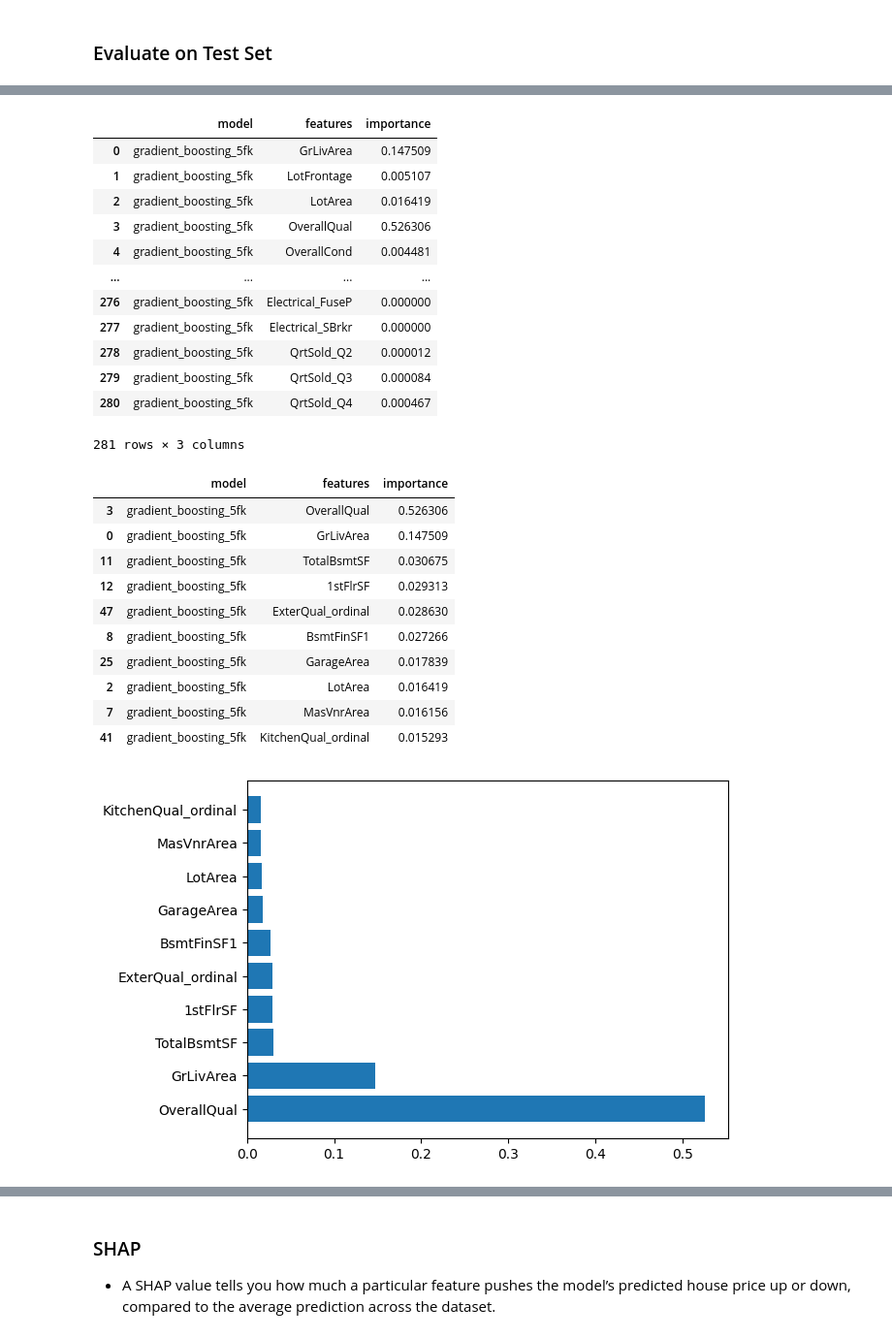
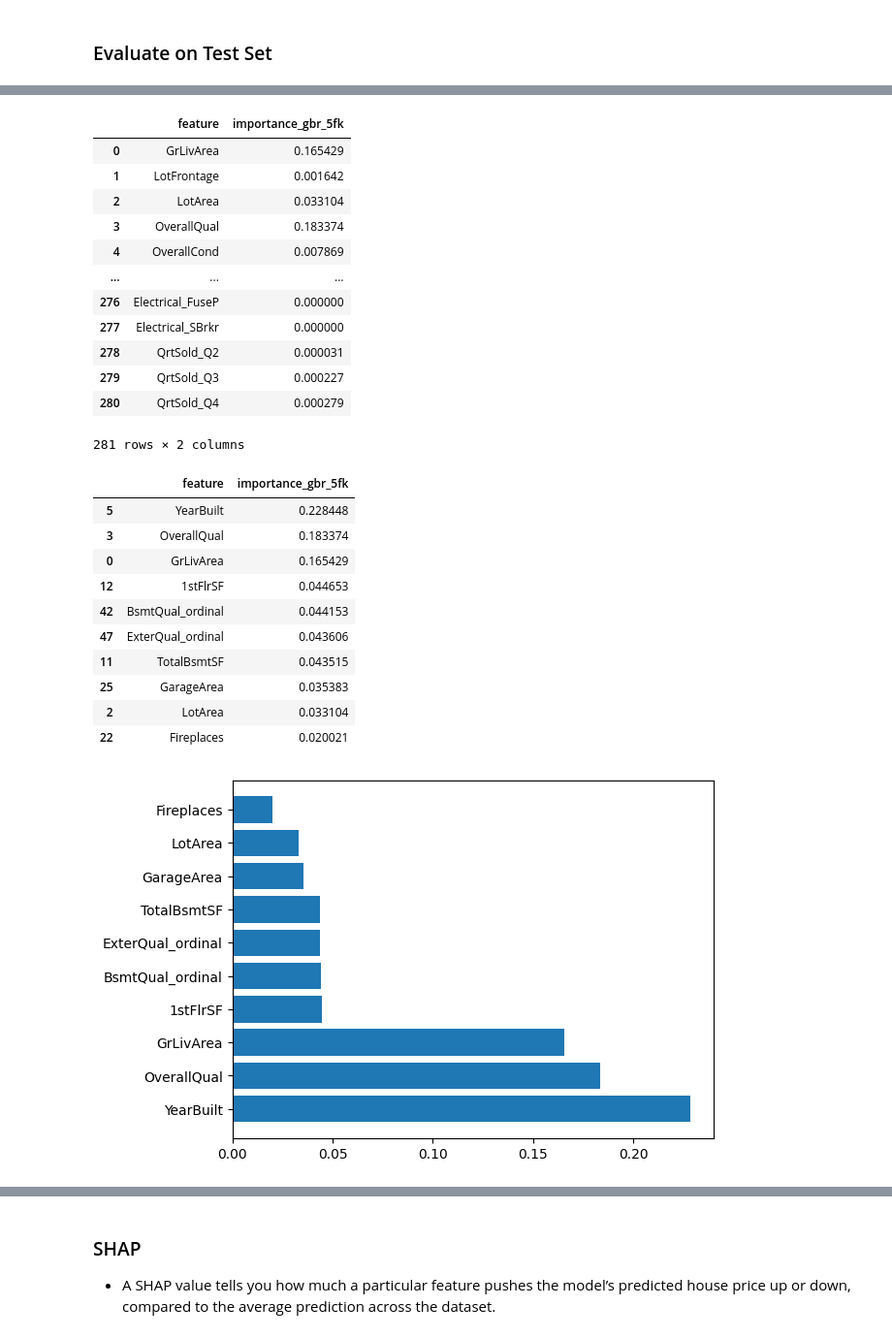
Before and after one commit to erinnyy/Ames_ML_Project, a Jupyter notebook: GradientBoosting.ipynb, the cells around one changed output, grey strips where cells are left out. Shown at 97% size. Saved outputs shown, nothing was run; the diff lists cells and outputs as text; code cells hidden in the pictures.

Commit message:
finalized gbr

```diff
--- a/GradientBoosting.ipynb
+++ b/GradientBoosting.ipynb
@@ -33,9 +43,6 @@ df = df.drop(columns=[col for col in df.columns if col.endswith('_todrop')])
 y = df['SalePrice'];
 x = df.drop(['SalePrice', 'PID'], axis = 1)
 # %%
-gbr = GradientBoostingRegressor();
-gbr.set_params(random_state=0);
-
-gbr.fit(x, y)
+gbr = GradientBoostingRegressor()
 # %% [output]
 GradientBoostingRegressor(random_state=0)
@@ -105,12 +120,15 @@ plt.barh(temp["Features"], temp["Importance"]);
 ### Setting parameter grid
 # %%
 param_grid = {
-    'n_estimators': range(50, 200, 50),
-    'learning_rate': [0.01, 0.05, 0.1],
-    'max_depth': [3, 4, 5],
-    'min_samples_split': [2, 5, 10],
-    'min_samples_leaf': [1, 3, 5]
-#     'max_features': range(20, 100, 20)
+    'loss':['huber'], # dataset has outlier so use huber might be better
+    'alpha':[0.85, 0.95], # alpha = 0.95 means top 5% largest residuals are treated linearly, only matter if loss is huber
+    'n_estimators': range(100, 200, 50),
+    'learning_rate': [0.03, 0.05, 0.1],
+    'max_depth': [3, 4],
+#     'min_samples_split': [2, 5, 10],
+    'min_samples_leaf': [20, 30, 40],
+    'subsample':[0.7, 0.8, 0.9],
+    'max_features': [0.5]
 }
 # %% [markdown]
 ### Initialize Model and Grid Search
@@ -202,43 +228,42 @@ Test Root Mean Squared Error: 18504.97
 # %%
-gbr_feature_importance_final = pd.DataFrame({"model": "gradient_boosting_5fk",
-                                            "features": x.columns,
-                                            "importance":final_gbr.feature_importances_})
+gbr_feature_importance_final = pd.DataFrame({"feature": x.columns,
+                                            "importance_gbr_5fk":final_gbr.feature_importances_})
 # %%
 gbr_feature_importance_final
 # %% [output]
-|  | model | features | importance |
-| 0 | gradient_boosting_5fk | GrLivArea | 0.147509 |
-| 1 | gradient_boosting_5fk | LotFrontage | 0.005107 |
-| 2 | gradient_boosting_5fk | LotArea | 0.016419 |
-| 3 | gradient_boosting_5fk | OverallQual | 0.526306 |
-| 4 | gradient_boosting_5fk | OverallCond | 0.004481 |
-| ... | ... | ... | ... |
-| 276 | gradient_boosting_5fk | Electrical_FuseP | 0.000000 |
-| 277 | gradient_boosting_5fk | Electrical_SBrkr | 0.000000 |
-| 278 | gradient_boosting_5fk | QrtSold_Q2 | 0.000012 |
-| 279 | gradient_boosting_5fk | QrtSold_Q3 | 0.000084 |
-| 280 | gradient_boosting_5fk | QrtSold_Q4 | 0.000467 |
+|  | feature | importance_gbr_5fk |
+| 0 | GrLivArea | 0.165429 |
+| 1 | LotFrontage | 0.001642 |
+| 2 | LotArea | 0.033104 |
+| 3 | OverallQual | 0.183374 |
+| 4 | OverallCond | 0.007869 |
+| ... | ... | ... |
+| 276 | Electrical_FuseP | 0.000000 |
+| 277 | Electrical_SBrkr | 0.000000 |
+| 278 | QrtSold_Q2 | 0.000031 |
+| 279 | QrtSold_Q3 | 0.000227 |
+| 280 | QrtSold_Q4 | 0.000279 |
-281 rows × 3 columns
+281 rows × 2 columns
 # %%
-gbr_feature_importance_final.sort_values("importance", ascending = False, inplace=True);
+gbr_feature_importance_final.sort_values("importance_gbr_5fk", ascending = False, inplace=True);
 gbr_feature_importance_final.head(10)
 # %% [output]
-|  | model | features | importance |
-| 3 | gradient_boosting_5fk | OverallQual | 0.526306 |
-| 0 | gradient_boosting_5fk | GrLivArea | 0.147509 |
-| 11 | gradient_boosting_5fk | TotalBsmtSF | 0.030675 |
-| 12 | gradient_boosting_5fk | 1stFlrSF | 0.029313 |
-| 47 | gradient_boosting_5fk | ExterQual_ordinal | 0.028630 |
-| 8 | gradient_boosting_5fk | BsmtFinSF1 | 0.027266 |
-| 25 | gradient_boosting_5fk | GarageArea | 0.017839 |
-| 2 | gradient_boosting_5fk | LotArea | 0.016419 |
-| 7 | gradient_boosting_5fk | MasVnrArea | 0.016156 |
-| 41 | gradient_boosting_5fk | KitchenQual_ordinal | 0.015293 |
+|  | feature | importance_gbr_5fk |
+| 5 | YearBuilt | 0.228448 |
+| 3 | OverallQual | 0.183374 |
+| 0 | GrLivArea | 0.165429 |
+| 12 | 1stFlrSF | 0.044653 |
+| 42 | BsmtQual_ordinal | 0.044153 |
+| 47 | ExterQual_ordinal | 0.043606 |
+| 11 | TotalBsmtSF | 0.043515 |
+| 25 | GarageArea | 0.035383 |
+| 2 | LotArea | 0.033104 |
+| 22 | Fireplaces | 0.020021 |
 # %%
 temp = gbr_feature_importance_final.iloc[:10,]
-plt.barh(temp["features"], temp["importance"]);
+plt.barh(temp["feature"], temp["importance_gbr_5fk"]);
 # %% [output]
-[figure, old version]
+[figure, new version]
 # %%
 plt.figure(figsize=(10,10))
 plt.scatter(y_test_pred, y_test, c='crimson')
```
Also changed, not shown: parts of 34 cells of this notebook.
